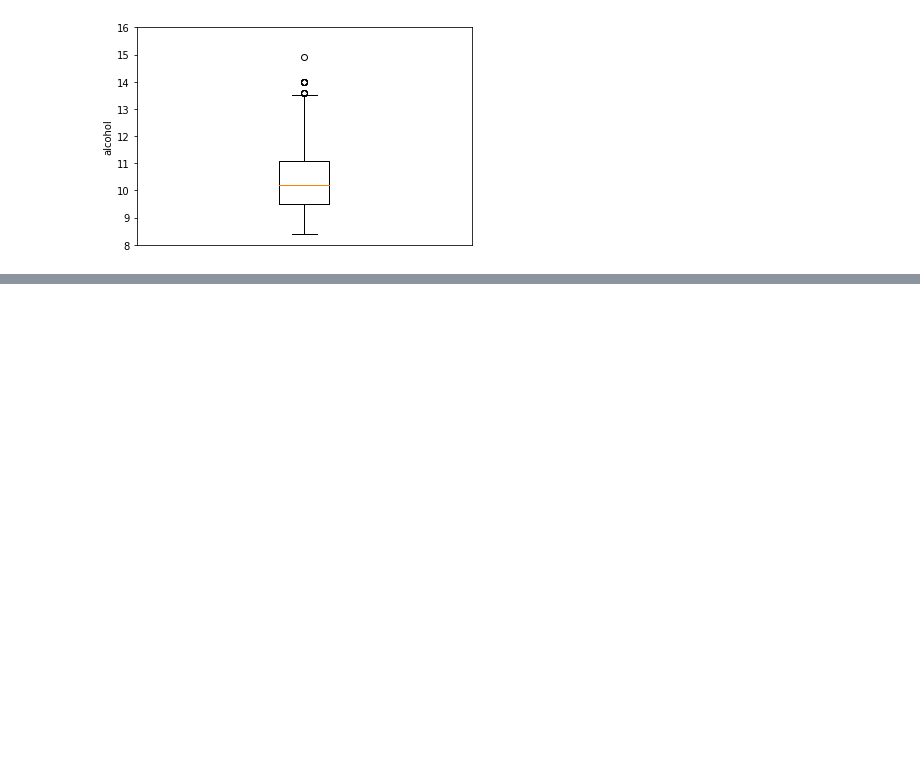
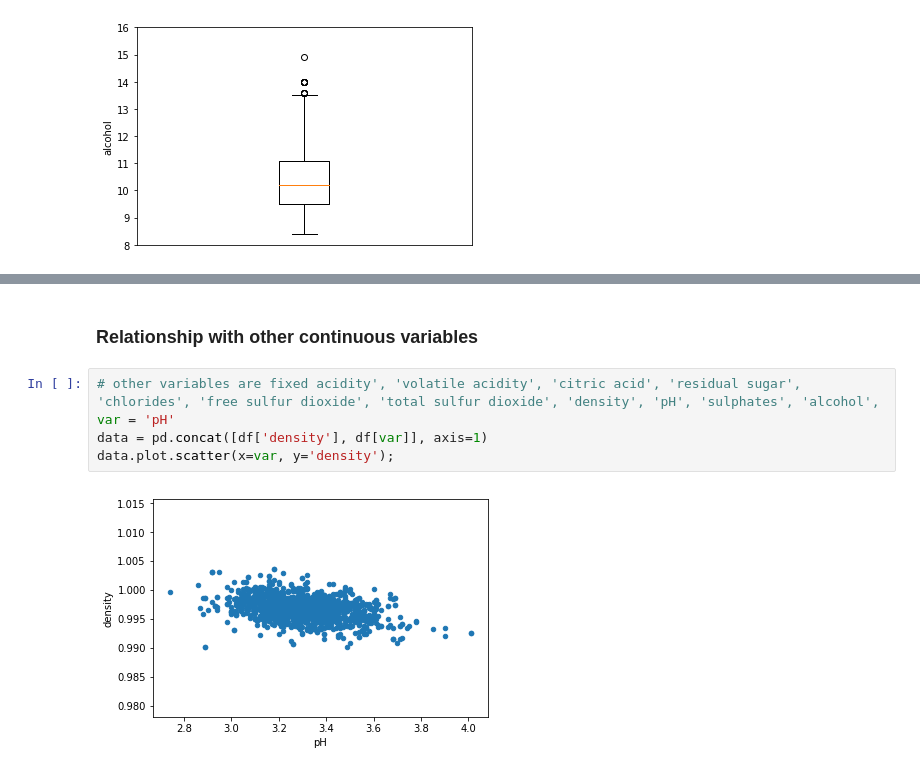
Before and after one commit to duttashi/datascience-notes, a Jupyter notebook: python notebooks/EDA.ipynb, the cells around one changed output, grey strips where cells are left out. Cells and saved outputs as stored; diff of their text form; blank space fills up the shorter version.

```diff
--- a/python notebooks/EDA.ipynb
+++ b/python notebooks/EDA.ipynb
@@ -198,0 +242,9 @@ plt.show()
+# %% [markdown]
+### Relationship with other continuous variables
+# %%
+# other variables are fixed acidity', 'volatile acidity', 'citric acid', 'residual sugar', 'chlorides', 'free sulfur dioxide', 'total sulfur dioxide', 'density', 'pH', 'sulphates', 'alcohol',
+var = 'pH'
+data = pd.concat([df['density'], df[var]], axis=1)
+data.plot.scatter(x=var, y='density');
+# %% [output]
+[figure, added]
```
Also changed, not shown: parts of 19 cells of this notebook.
